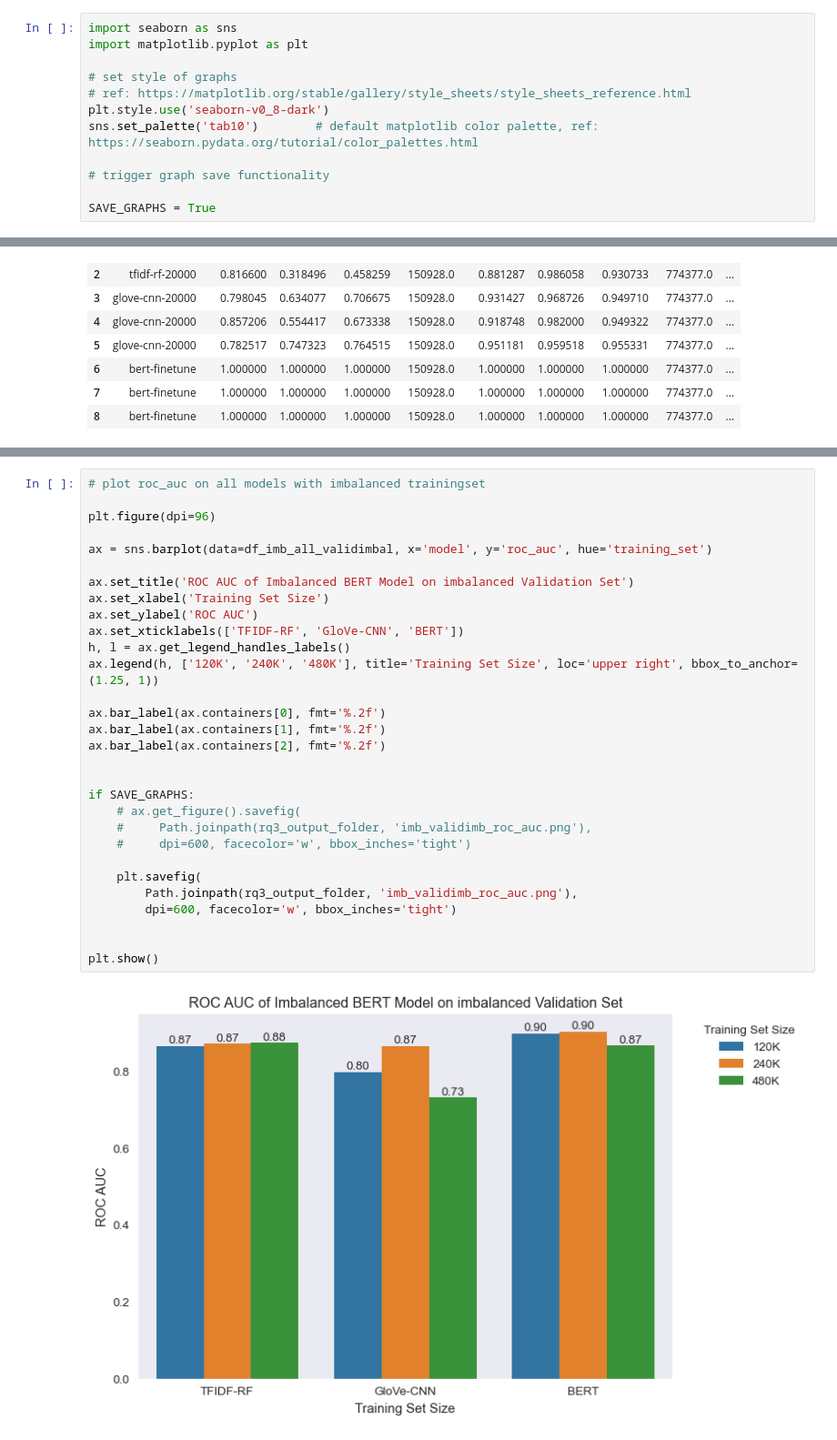
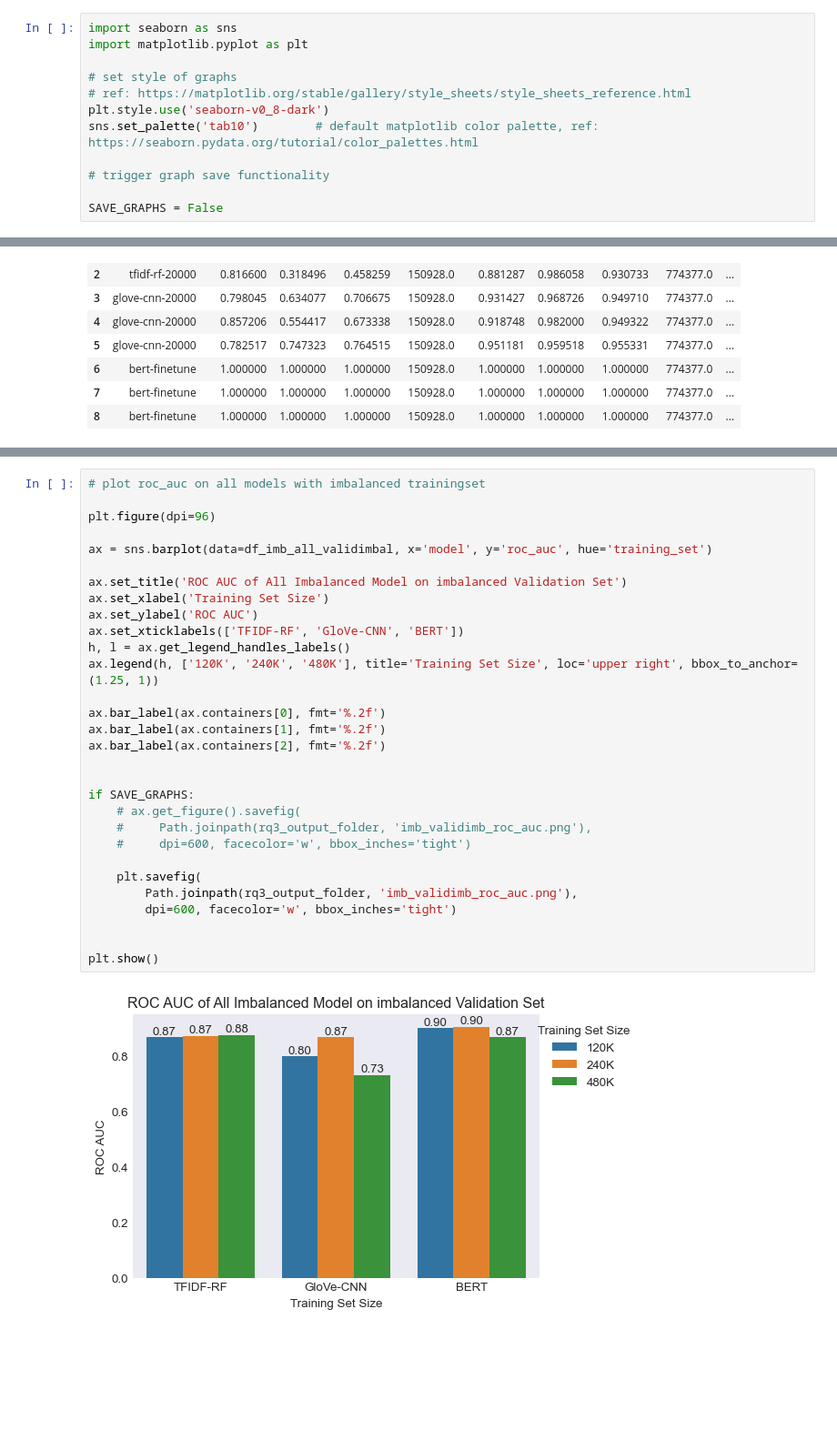
Before and after one commit to JackyLee1230/FYP, a Jupyter notebook: NLP/dev-workspace/sa/evaluation_all.ipynb, the cells around one changed output, grey strips where cells are left out. Shown at 91% size. Saved outputs shown, nothing was run; the diff lists cells and outputs as text; blank space fills up the shorter version.

```diff
--- a/NLP/dev-workspace/sa/evaluation_all.ipynb
+++ b/NLP/dev-workspace/sa/evaluation_all.ipynb
@@ -21,7 +21,7 @@ sns.set_palette('tab10')        # default matplotlib color palette, ref: https:/
 
 # trigger graph save functionality
 
-SAVE_GRAPHS = True
+SAVE_GRAPHS = False
 # %%
 # load all eval metrics from each models folder
 
@@ -1401,32 +1401,32 @@ plt.show()
 # %%
 # plot roc_auc on all models with imbalanced trainingset
 
 plt.figure(dpi=96)
 
 ax = sns.barplot(data=df_imb_all_validimbal, x='model', y='roc_auc', hue='training_set')
 
-ax.set_title('ROC AUC of Imbalanced BERT Model on imbalanced Validation Set')
+ax.set_title('ROC AUC of All Imbalanced Model on imbalanced Validation Set')
 ax.set_xlabel('Training Set Size')
 ax.set_ylabel('ROC AUC')
 ax.set_xticklabels(['TFIDF-RF', 'GloVe-CNN', 'BERT'])
 h, l = ax.get_legend_handles_labels()
 ax.legend(h, ['120K', '240K', '480K'], title='Training Set Size', loc='upper right', bbox_to_anchor=(1.25, 1))
 
 ax.bar_label(ax.containers[0], fmt='%.2f')
 ax.bar_label(ax.containers[1], fmt='%.2f')
 ax.bar_label(ax.containers[2], fmt='%.2f')
 
 
 if SAVE_GRAPHS:
     # ax.get_figure().savefig(
     #     Path.joinpath(rq3_output_folder, 'imb_validimb_roc_auc.png'),
     #     dpi=600, facecolor='w', bbox_inches='tight')
 
     plt.savefig(
         Path.joinpath(rq3_output_folder, 'imb_validimb_roc_auc.png'),
         dpi=600, facecolor='w', bbox_inches='tight')
 
 
 plt.show()
 # %% [output]
-[figure, old version]
+[figure, new version]
```
Also changed, not shown: parts of 13 cells of this notebook, 4 other files.
